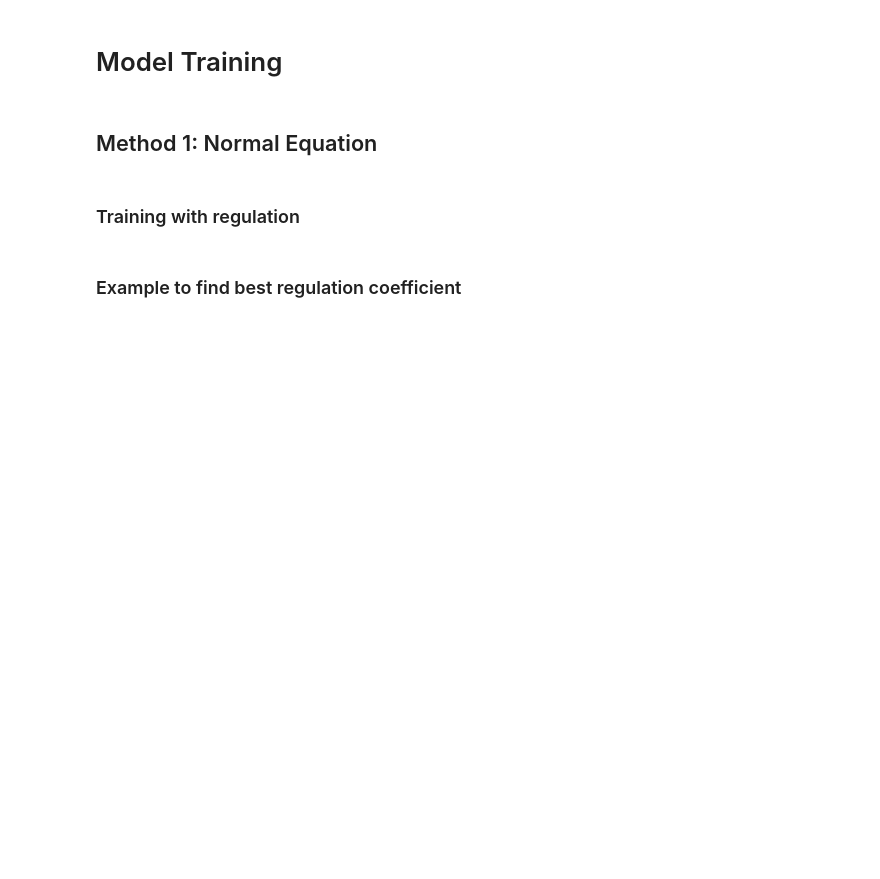
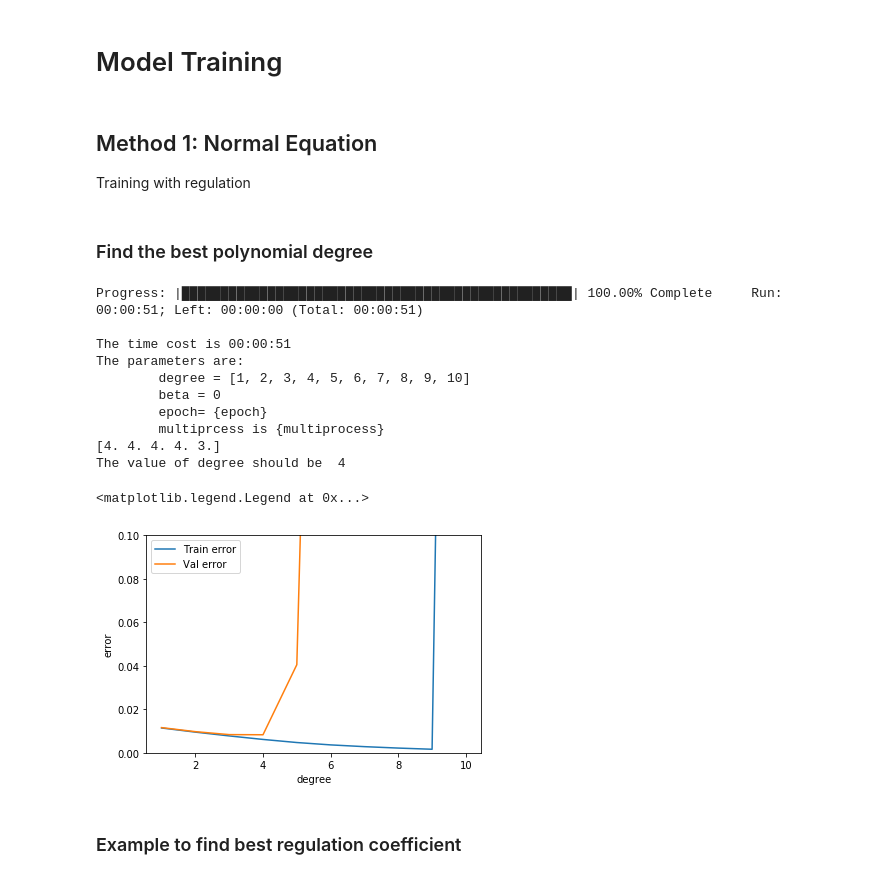
Before and after one commit to wandyme/Hackathon, a Jupyter notebook: ClassMode_Hackathon.ipynb, the cells around one changed output. Cells and saved outputs as stored; diff of their text form; code cells hidden in the pictures; blank space fills up the shorter version.

```diff
--- a/ClassMode_Hackathon.ipynb
+++ b/ClassMode_Hackathon.ipynb
@@ -119,8 +119,54 @@ Normalized test_data =
 # Model Training
 # %% [markdown]
 ## Method 1: Normal Equation
+Training with regulation
-# %% [markdown]
-### Training with regulation
+# %% [markdown]
+### Find the best polynomial degree
+# %%
+degree_range=list(range(1,11))
+train_num=5
+epoch   =100
+multiprocess = 'OFF'
+cpu_num=4
+beta=0
+
+# Calculate the beta array
+t_start=time.time()
+degree_array, error_train_poly, error_cv_poly=hf.train_loop(tcv, train_num, epoch, degree_range, other_v=beta,
+                                n_v='degree', rep=True, multiprocess=multiprocess, cpu_num=cpu_num, show=True)
+t_end=time.time()
+print(f'\nThe time cost is {hf.formatTime(t_end-t_start)}',end='\n')
+
+print(f'The parameters are:\n\tdegree = {degree_range}\n\tbeta = {beta}'+
+      '\n\tepoch= {epoch}\n\tmultiprcess is {multiprocess}')
+
+d_idx=error_cv_poly.argmin()
+degree_best = degree_range[d_idx]
+print(degree_array)
+print('The value of degree should be ', degree_best)
+# print('The test error with best THETA and BETA is ', error_test_reg)
+
+# plot error vs. beta
+plt.figure()
+plt.plot(degree_range, error_train_poly, label = 'Train error')
+plt.plot(degree_range, error_cv_poly, label = 'Val error')
+plt.ylim((0,0.1))
+plt.xlabel('degree')
+plt.ylabel('error')
+plt.legend()
+# %% [output]
+Progress: |██████████████████████████████████████████████████| 100.00% Complete     Run: 00:00:51; Left: 00:00:00 (Total: 00:00:51)
+
+The time cost is 00:00:51
+The parameters are:
+        degree = [1, 2, 3, 4, 5, 6, 7, 8, 9, 10]
+        beta = 0
+        epoch= {epoch}
+        multiprcess is {multiprocess}
+[4. 4. 4. 4. 3.]
+The value of degree should be  4
+<matplotlib.legend.Legend at 0x...>
+[figure, added]
 # %% [markdown]
 ### Example to find best regulation coefficient
 # %%
```
Also changed, not shown: parts of 6 cells of this notebook, 5 other files.
